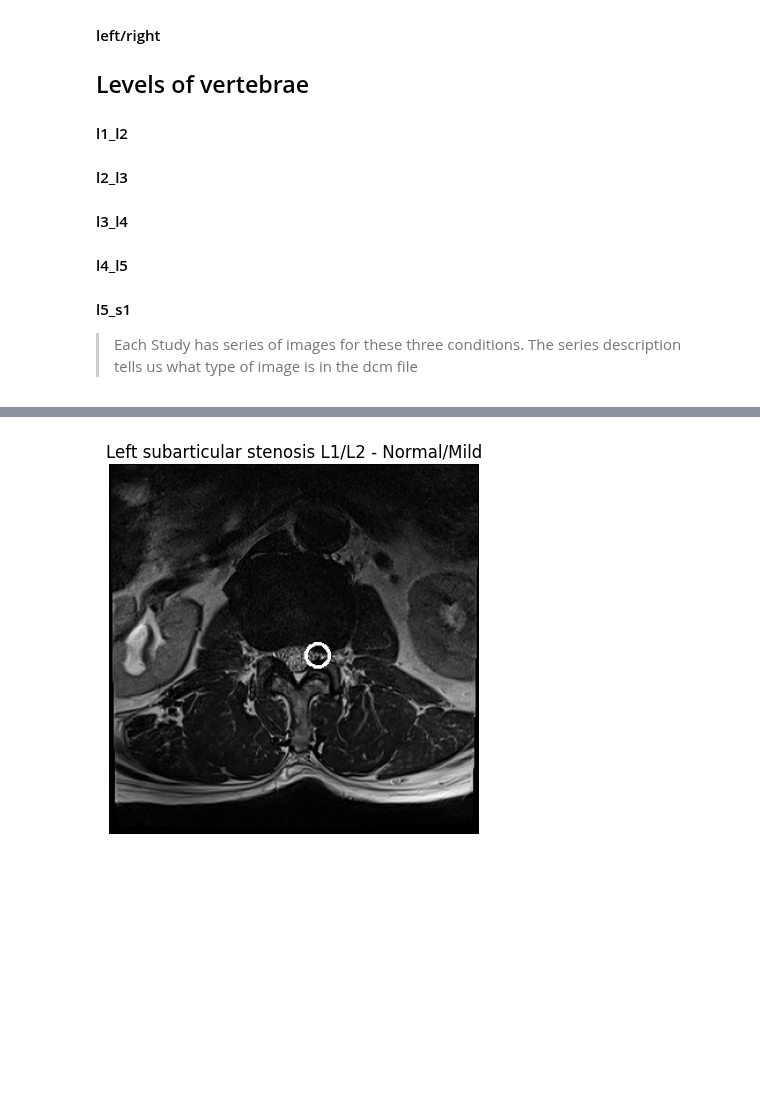
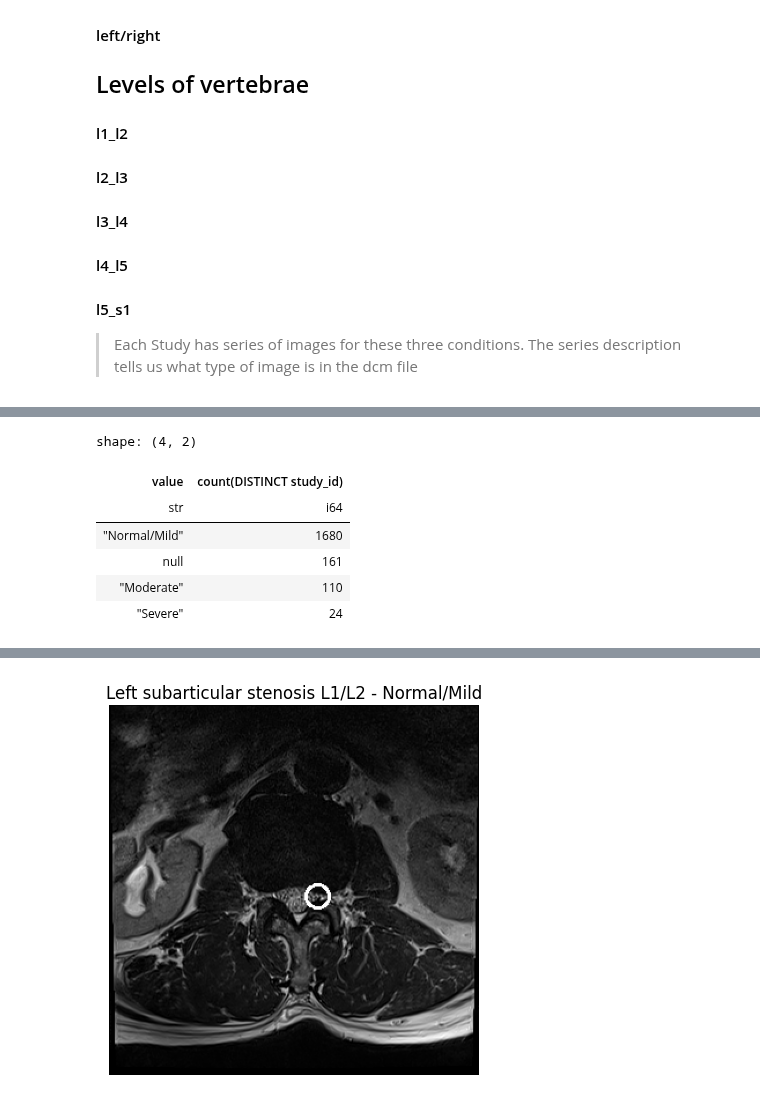
Before and after one commit to sumaniitm/RSNA-2024-Lumbar-Spine-Degenerative-Classification, a Jupyter notebook: primary-problem-study-rsna-2024.ipynb, the cells around one changed output, grey strips where cells are left out. Drawn from its saved outputs; the diff is of its cells as text; code cells hidden in the pictures; blank space fills up the shorter version.

```diff
--- a/primary-problem-study-rsna-2024.ipynb
+++ b/primary-problem-study-rsna-2024.ipynb
@@ -69,0 +125,14 @@ shape: (26, 2)
+# %%
+melt_cols = train_meta_data.columns[1:]
+train_meta_data_melted = train_meta_data.melt(id_vars="study_id", value_vars=melt_cols)
+# %%
+dd.sql("select value, count(distinct(study_id)) from train_meta_data_melted where variable = 'right_subarticular_stenosis_l1_l2' \
+group by value").pl()
+# %% [output]
+shape: (4, 2)
+| value | count(DISTINCT study_id) |
+| str | i64 |
+| "Normal/Mild" | 1680 |
+| null | 161 |
+| "Moderate" | 110 |
+| "Severe" | 24 |
```
Also changed, not shown: parts of 15 cells of this notebook.
